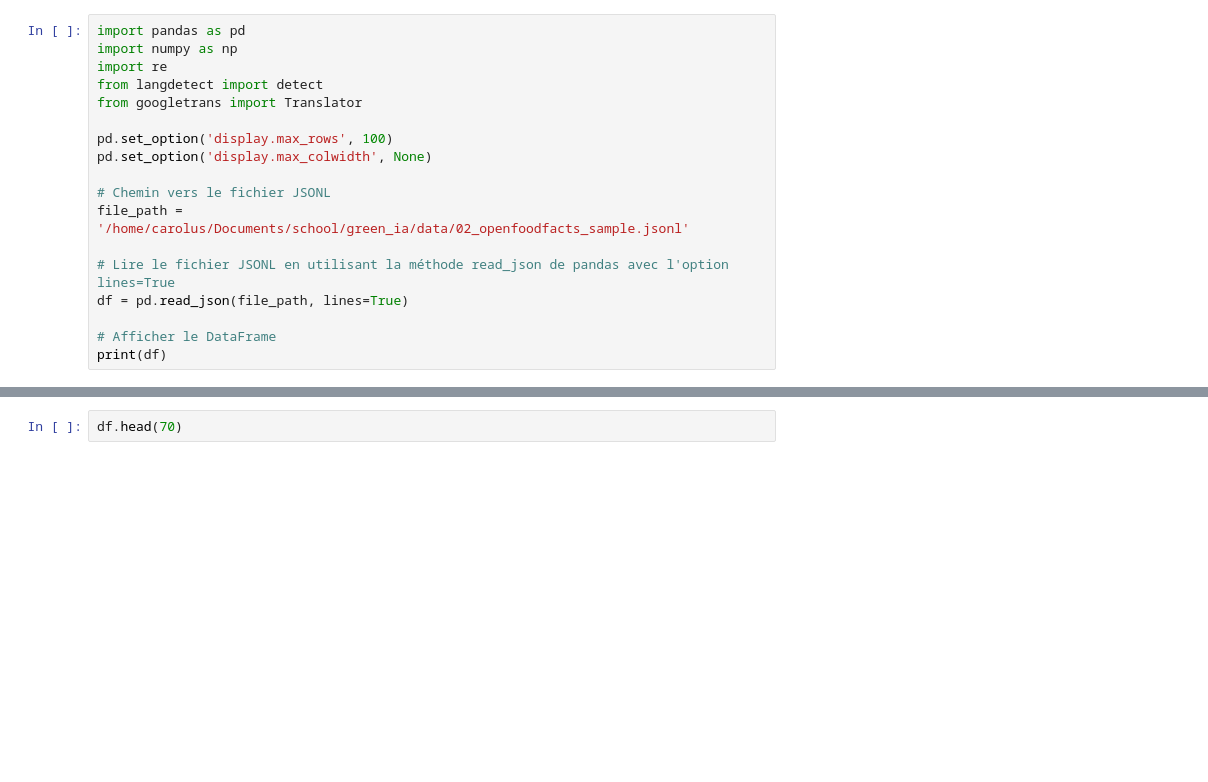
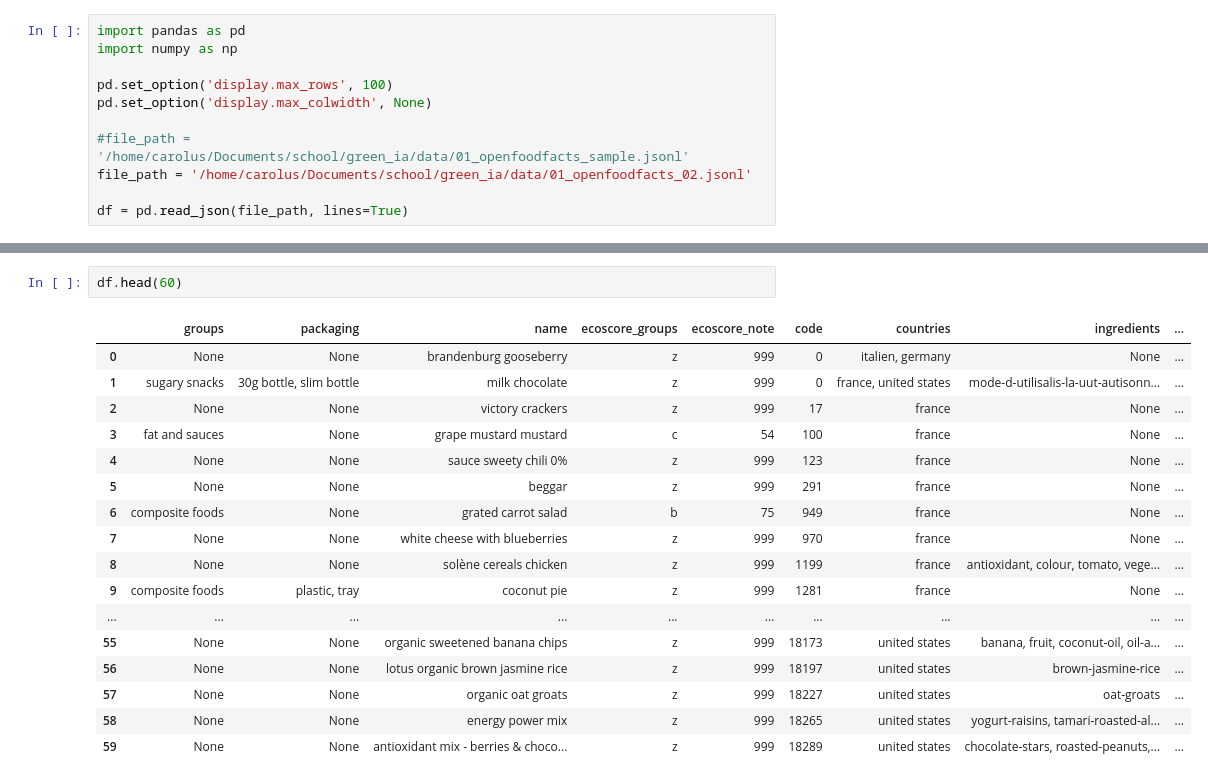
Before and after one commit to CarolusIntelligence/green_ia, a Jupyter notebook: notebooks/01_preprocessing.ipynb, the cells around one changed output, grey strips where cells are left out. Saved outputs shown, nothing was run; the diff lists cells and outputs as text; blank space fills up the shorter version.

```diff
--- a/notebooks/01_preprocessing.ipynb
+++ b/notebooks/01_preprocessing.ipynb
@@ -1,18 +1,11 @@
 # %%
 import pandas as pd
 import numpy as np
-import re
-from langdetect import detect
-from googletrans import Translator
 
 pd.set_option('display.max_rows', 100)
 pd.set_option('display.max_colwidth', None)
 
-# Chemin vers le fichier JSONL
-file_path = '/home/carolus/Documents/school/green_ia/data/02_openfoodfacts_sample.jsonl'
+#file_path = '/home/carolus/Documents/school/green_ia/data/01_openfoodfacts_sample.jsonl'
+file_path = '/home/carolus/Documents/school/green_ia/data/01_openfoodfacts_02.jsonl'
 
-# Lire le fichier JSONL en utilisant la méthode read_json de pandas avec l'option lines=True
 df = pd.read_json(file_path, lines=True)
-
-# Afficher le DataFrame
-print(df)
@@ -188,5 +12,23 @@ df.drop(columns=['labels'], inplace=True)
 # %%
-df.head(70)
+df.head(60)
+# %% [output]
+|  | groups | packaging | name | ecoscore_groups | ecoscore_note | code | countries | ingredients | ... |
+| 0 | None | None | brandenburg gooseberry | z | 999 | 0 | italien, germany | None | ... |
+| 1 | sugary snacks | 30g bottle, slim bottle | milk chocolate | z | 999 | 0 | france, united states | mode-d-utilisalis-la-uut-autisonn... | ... |
+| 2 | None | None | victory crackers | z | 999 | 17 | france | None | ... |
+| 3 | fat and sauces | None | grape mustard mustard | c | 54 | 100 | france | None | ... |
+| 4 | None | None | sauce sweety chili 0% | z | 999 | 123 | france | None | ... |
+| 5 | None | None | beggar | z | 999 | 291 | france | None | ... |
+| 6 | composite foods | None | grated carrot salad | b | 75 | 949 | france | None | ... |
+| 7 | None | None | white cheese with blueberries | z | 999 | 970 | france | None | ... |
+| 8 | None | None | solène cereals chicken | z | 999 | 1199 | france | antioxidant, colour, tomato, vege... | ... |
+| 9 | composite foods | plastic, tray | coconut pie | z | 999 | 1281 | france | None | ... |
+| ... | ... | ... | ... | ... | ... | ... | ... | ... | ... |
+| 55 | None | None | organic sweetened banana chips | z | 999 | 18173 | united states | banana, fruit, coconut-oil, oil-a... | ... |
+| 56 | None | None | lotus organic brown jasmine rice | z | 999 | 18197 | united states | brown-jasmine-rice | ... |
+| 57 | None | None | organic oat groats | z | 999 | 18227 | united states | oat-groats | ... |
+| 58 | None | None | energy power mix | z | 999 | 18265 | united states | yogurt-raisins, tamari-roasted-al... | ... |
+| 59 | None | None | antioxidant mix - berries & choco... | z | 999 | 18289 | united states | chocolate-stars, roasted-peanuts,... | ... |
 # %%
 valeurs_uniques = df['packaging'].unique()
 print(valeurs_uniques)
```
Also changed, not shown: parts of 8 cells of this notebook, 1 other file.
